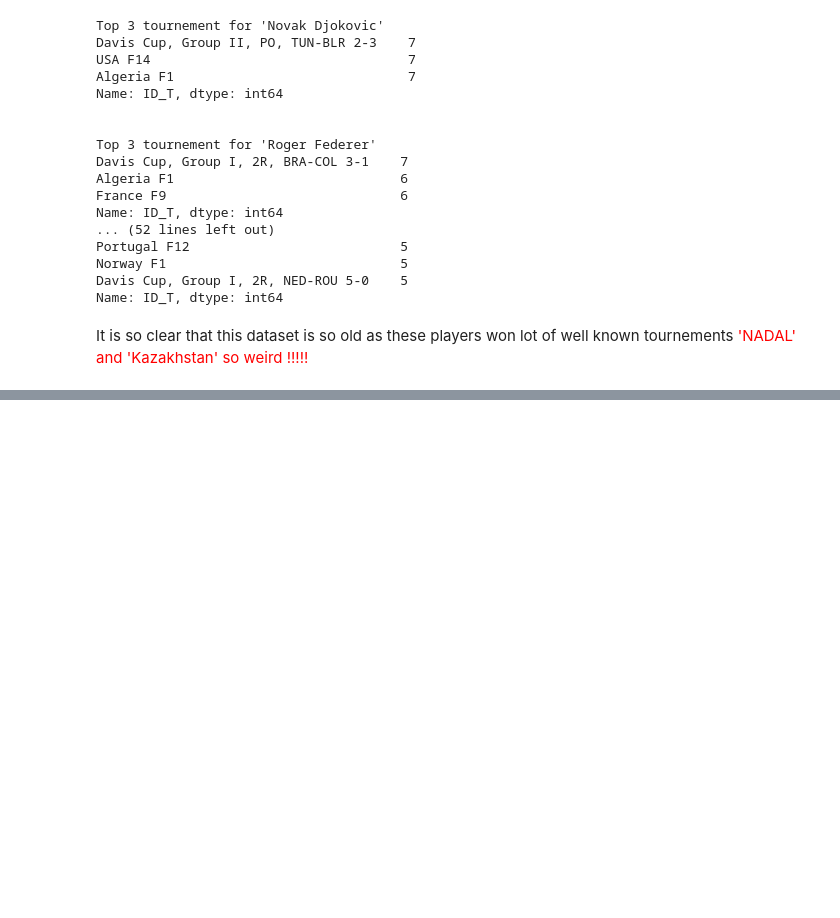
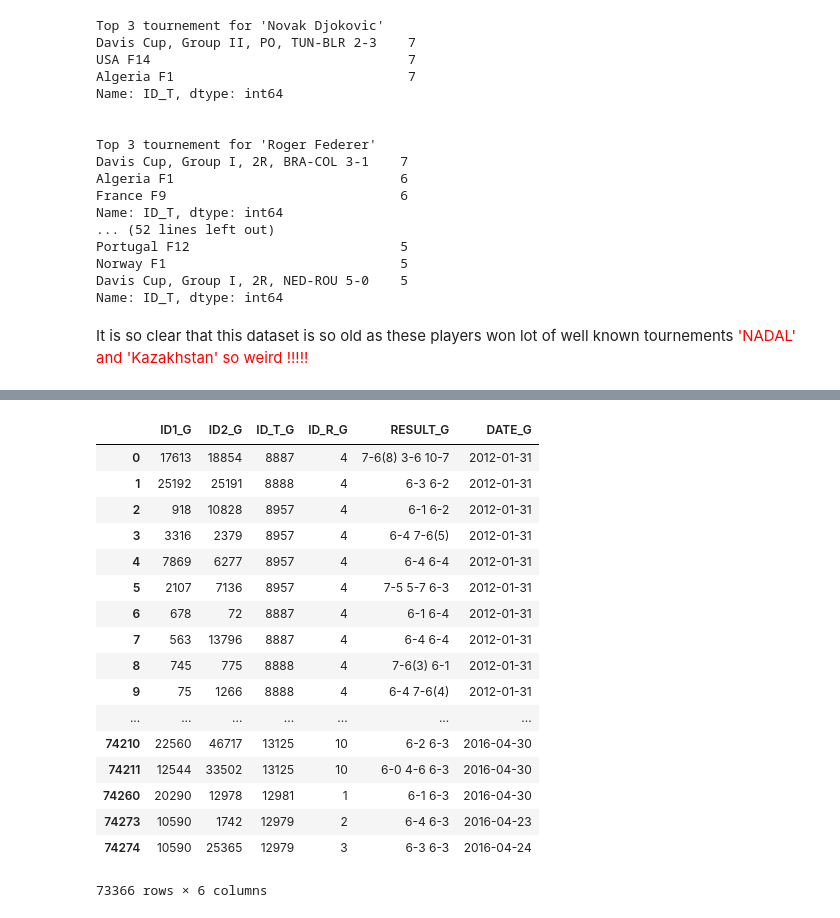
Before and after one commit to mxzgit/Sklearn-ML, a Jupyter notebook: challenge/New_cjallenge.ipynb, the cells around one changed output, grey strips where cells are left out. Drawn from its saved outputs; the diff is of its cells as text; code cells hidden in the pictures; blank space fills up the shorter version.

```diff
--- a/challenge/New_cjallenge.ipynb
+++ b/challenge/New_cjallenge.ipynb
@@ -375,0 +479,21 @@ It is so clear that this dataset is so old as these players won lot of well know
+# %%
+data_train
+# %% [output]
+|  | ID1_G | ID2_G | ID_T_G | ID_R_G | RESULT_G | DATE_G |
+| 0 | 17613 | 18854 | 8887 | 4 | 7-6(8) 3-6 10-7 | 2012-01-31 |
+| 1 | 25192 | 25191 | 8888 | 4 | 6-3 6-2 | 2012-01-31 |
+| 2 | 918 | 10828 | 8957 | 4 | 6-1 6-2 | 2012-01-31 |
+| 3 | 3316 | 2379 | 8957 | 4 | 6-4 7-6(5) | 2012-01-31 |
+| 4 | 7869 | 6277 | 8957 | 4 | 6-4 6-4 | 2012-01-31 |
+| 5 | 2107 | 7136 | 8957 | 4 | 7-5 5-7 6-3 | 2012-01-31 |
+| 6 | 678 | 72 | 8887 | 4 | 6-1 6-4 | 2012-01-31 |
+| 7 | 563 | 13796 | 8887 | 4 | 6-4 6-4 | 2012-01-31 |
+| 8 | 745 | 775 | 8888 | 4 | 7-6(3) 6-1 | 2012-01-31 |
+| 9 | 75 | 1266 | 8888 | 4 | 6-4 7-6(4) | 2012-01-31 |
+| ... | ... | ... | ... | ... | ... | ... |
+| 74210 | 22560 | 46717 | 13125 | 10 | 6-2 6-3 | 2016-04-30 |
+| 74211 | 12544 | 33502 | 13125 | 10 | 6-0 4-6 6-3 | 2016-04-30 |
+| 74260 | 20290 | 12978 | 12981 | 1 | 6-1 6-3 | 2016-04-30 |
+| 74273 | 10590 | 1742 | 12979 | 2 | 6-4 6-3 | 2016-04-23 |
+| 74274 | 10590 | 25365 | 12979 | 3 | 6-3 6-3 | 2016-04-24 |
+73366 rows × 6 columns
```
Also changed, not shown: parts of 9 cells of this notebook.
